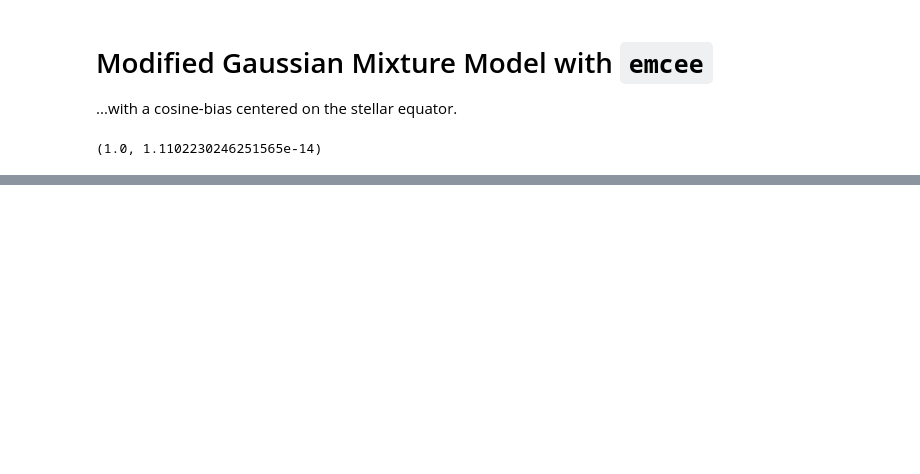
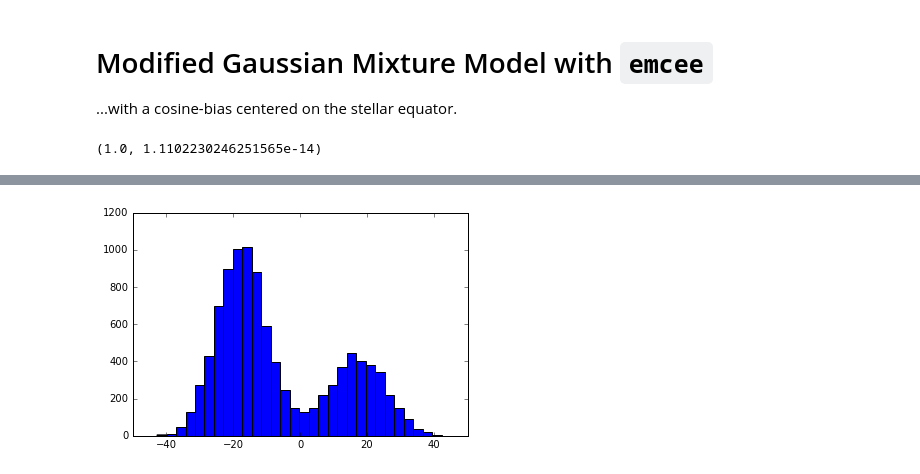
Before and after one commit to bmorris3/friedrich, a Jupyter notebook: hat11_flip_lambda/latitude_distribution.ipynb, the cells around one changed output, grey strips where cells are left out. Saved outputs shown, nothing was run; the diff lists cells and outputs as text; code cells hidden in the pictures; blank space fills up the shorter version.

```diff
--- a/hat11_flip_lambda/latitude_distribution.ipynb
+++ b/hat11_flip_lambda/latitude_distribution.ipynb
@@ -286,0 +302,4 @@ Sanchis-Ojeda & Winn put the latitudes at: 19.3 deg
+# %%
+plt.hist(pred_lat(np.random.rand(10000)), 30);
+# %% [output]
+[figure, added]
```
Also changed, not shown: parts of 16 cells of this notebook.
